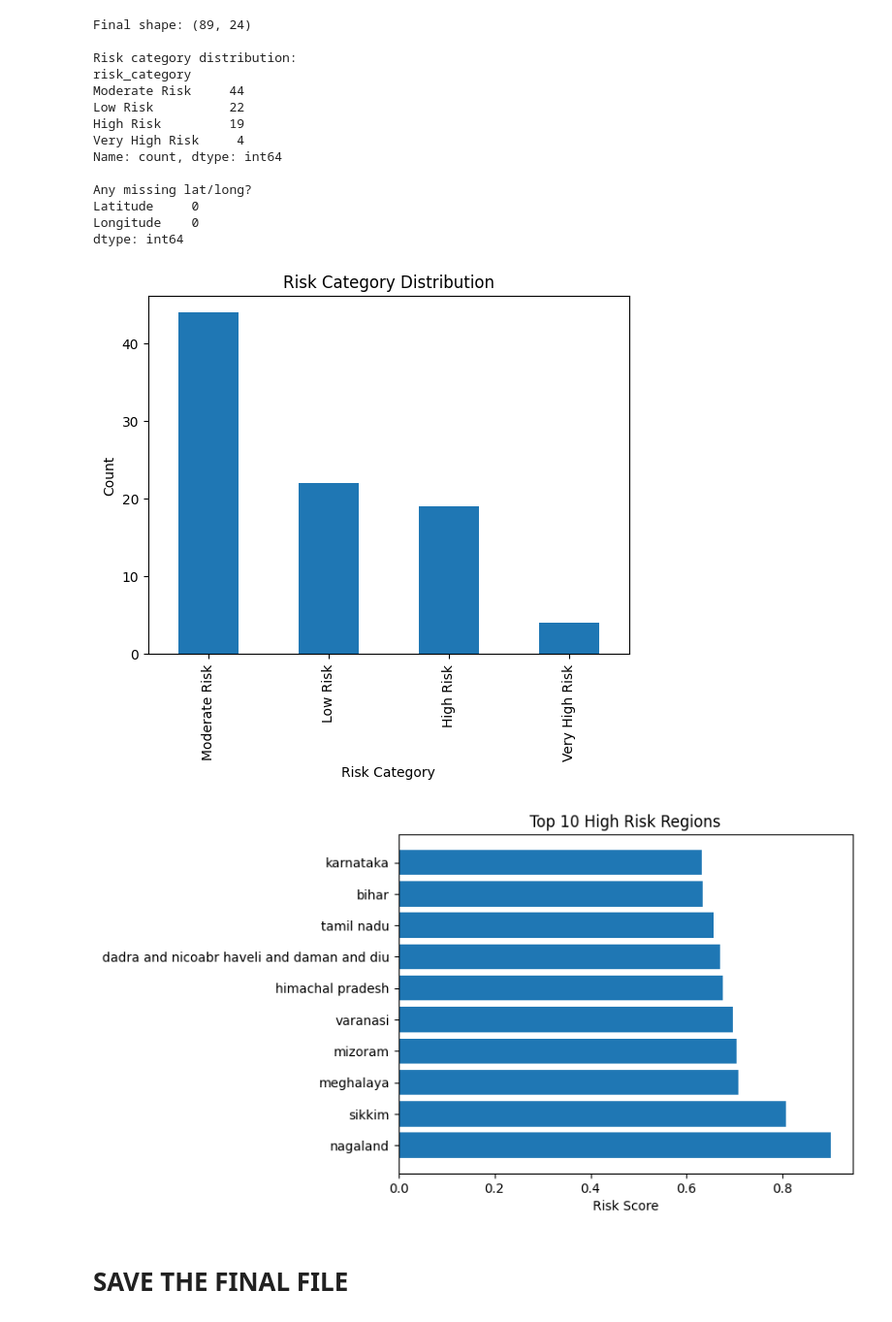
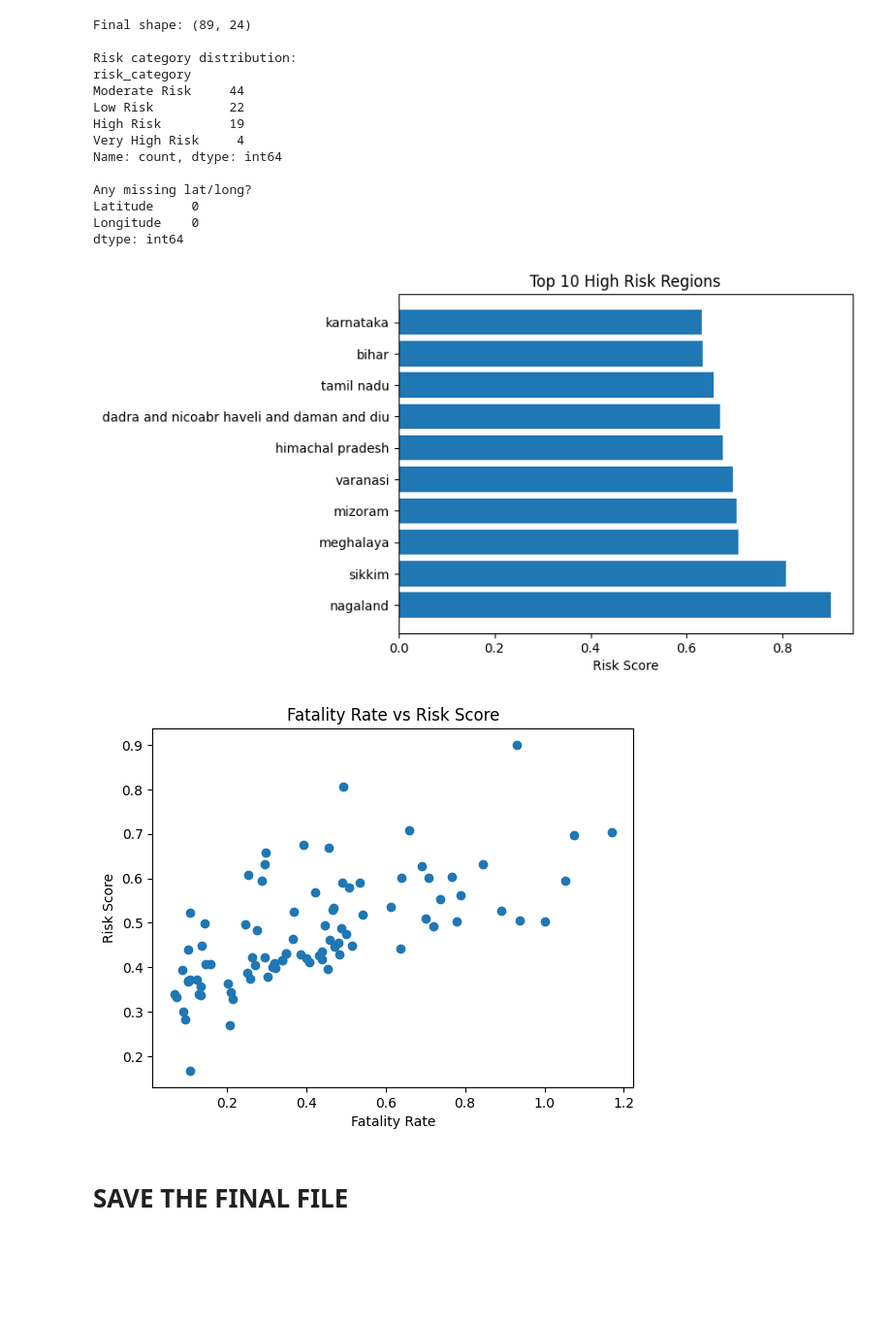
Before and after one commit to sekhargauda/GeoSafe-India-AI-Driven-Traffic-Accident-Risk-Mapping-System, a Jupyter notebook: accidentAnalysis.ipynb, the cells around one changed output. Shown at 97% size. Saved outputs shown, nothing was run; the diff lists cells and outputs as text; code cells hidden in the pictures; blank space fills up the shorter version.

```diff
--- a/accidentAnalysis.ipynb
+++ b/accidentAnalysis.ipynb
@@ -290,12 +290,6 @@ Latitude     0
 Longitude    0
 dtype: int64
 # %%
-# Risk category distribution
-final_df['risk_category'].value_counts().plot(kind='bar', title='Risk Category Distribution')
-plt.xlabel("Risk Category")
-plt.ylabel("Count")
-plt.show()
-
 # Top 10 high risk regions
 top10 = final_df.sort_values('risk_score', ascending=False).head(10)
 plt.barh(top10['State/UT/City'], top10['risk_score'])
@@ -303,8 +297,16 @@ plt.title("Top 10 High Risk Regions")
 plt.xlabel("Risk Score")
 plt.show()
 # %% [output]
-[figure, old version]
+[figure, new version]
-[figure, removed]
+# %%
+plt.figure()
+plt.scatter(final_df['fatality_rate'], final_df['risk_score'])
+plt.xlabel("Fatality Rate")
+plt.ylabel("Risk Score")
+plt.title("Fatality Rate vs Risk Score")
+plt.show()
+# %% [output]
+[figure, added]
 # %% [markdown]
 # **SAVE THE FINAL FILE**
 # %%
```
